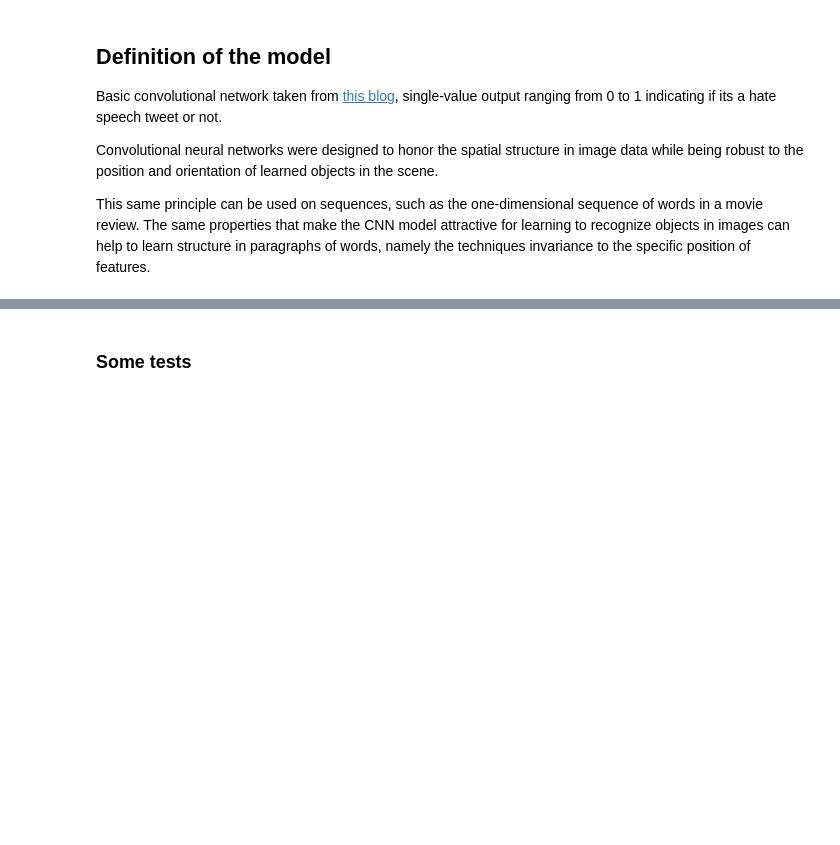
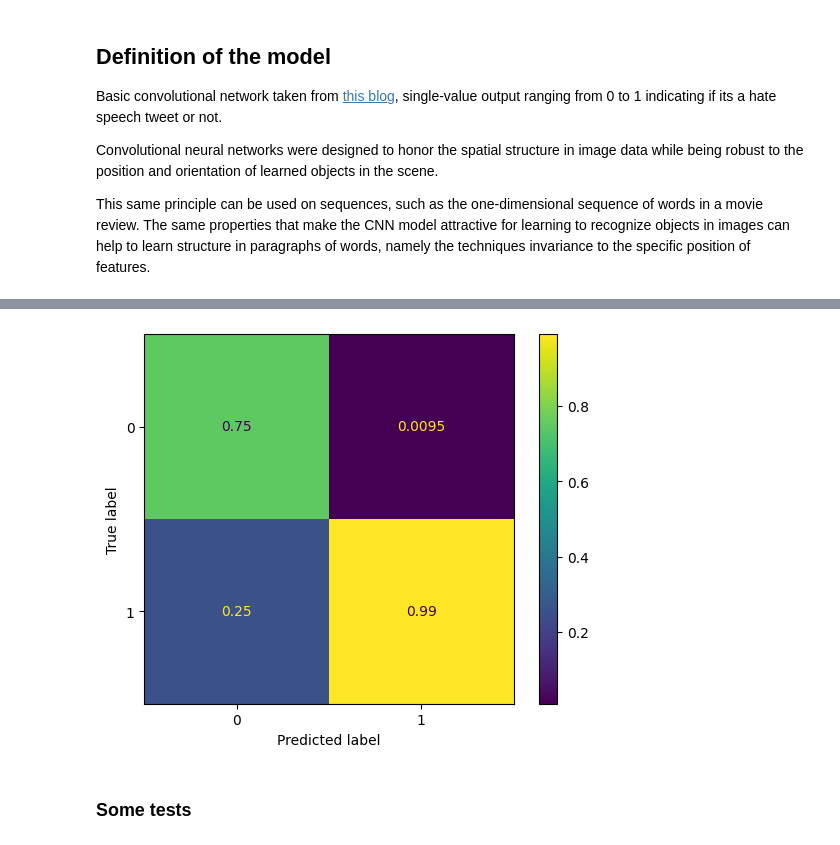
Before and after one commit to RageOfTheDucks/NLP_HSD, a Jupyter notebook: ORDINE2.ipynb, the cells around one changed output, grey strips where cells are left out. Cells and saved outputs as stored; diff of their text form; code cells hidden in the pictures; blank space fills up the shorter version.

```diff
--- a/ORDINE2.ipynb
+++ b/ORDINE2.ipynb
@@ -673,17 +771,17 @@ This same principle can be used on sequences, such as the one-dimensional sequen
 WEIGHTS = embedding_matrix_en #embedding_matrix_it
 
 # Model
-model = Sequential()
+cnn_model = Sequential()
 # ------
-model.add(keras.layers.Embedding(VOCABULARY_SIZE+INDEX_FROM-1, EMBEDDING_DIM, input_length=SEQ_LENGTH, weights=[WEIGHTS], trainable=False))
+cnn_model.add(keras.layers.Embedding(VOCABULARY_SIZE+INDEX_FROM-1, EMBEDDING_DIM, input_length=SEQ_LENGTH, weights=[WEIGHTS], trainable=False))
 # ------
-model.add(keras.layers.Conv1D(filters=32, kernel_size=3, padding='same', activation='relu'))
-model.add(keras.layers.MaxPooling1D(pool_size=2))
-model.add(keras.layers.Flatten())
-model.add(keras.layers.Dense(250, activation='relu'))
-model.add(keras.layers.Dense(1, activation='sigmoid'))
+cnn_model.add(keras.layers.Conv1D(filters=32, kernel_size=3, padding='same', activation='relu'))
+cnn_model.add(keras.layers.MaxPooling1D(pool_size=2))
+cnn_model.add(keras.layers.Flatten())
+cnn_model.add(keras.layers.Dense(250, activation='relu'))
+cnn_model.add(keras.layers.Dense(1, activation='sigmoid'))
 
 # Compile
-model.compile(loss='binary_crossentropy', optimizer='adam', metrics=['accuracy'])
+cnn_model.compile(loss='binary_crossentropy', optimizer='adam', metrics=['accuracy'])
 
-print(model.summary())
+print(cnn_model.summary())
@@ -693,11 +809,10 @@ BATCH_SIZE=64
 
 earlystop = EarlyStopping(monitor='val_loss', patience=2)
 
-model.fit(X_train_en, Y_train_en, validation_data=(X_test_en, Y_test_en),
-          epochs=NUM_EPOCHS, batch_size=BATCH_SIZE, callbacks=[earlystop], class_weight=class_weights )
+cnn_model.fit(X_train_en_padded, Y_train_en, validation_data=(X_test_en_padded, Y_test_en), epochs=NUM_EPOCHS, batch_size=BATCH_SIZE, callbacks=[earlystop], class_weight=class_weights_dict)
 
 print("\n")
 
 # Final evaluation of the model
-scores = model.evaluate(X_test_en, Y_test_en)
+scores = cnn_model.evaluate(X_test_en_padded, Y_test_en)
 print("Accuracy: %.2f%%" % (scores[1]*100))
@@ -704,12 +832,13 @@ print("Accuracy: %.2f%%" % (scores[1]*100))
 # %%
 #Predict
-y_prediction = model.predict(X_test_en)
-y_prediction = (y_prediction >= 0.5).astype(int)
+y_prediction_en = cnn_model.predict(X_test_en_padded)
+y_prediction_en = (y_prediction_en >= 0.5).astype(int)
 
 
 #Create confusion matrix and normalizes it over predicted (columns)
-cm = confusion_matrix(Y_test_en, y_prediction , normalize='pred')
+cm = confusion_matrix(Y_test_en, y_prediction_en , normalize='pred')
 
 disp = ConfusionMatrixDisplay(confusion_matrix=cm)
 disp.plot()
 plt.show()
+# %% [output]
@@ -715,0 +846 @@ plt.show()
+[figure, added]
```
Also changed, not shown: parts of 65 cells of this notebook.
